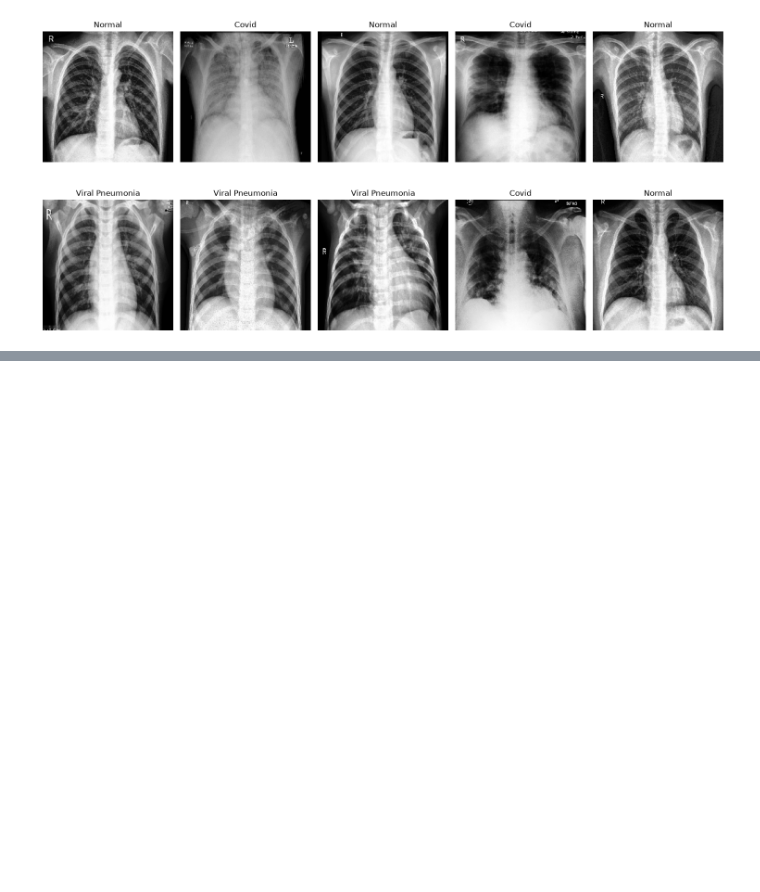
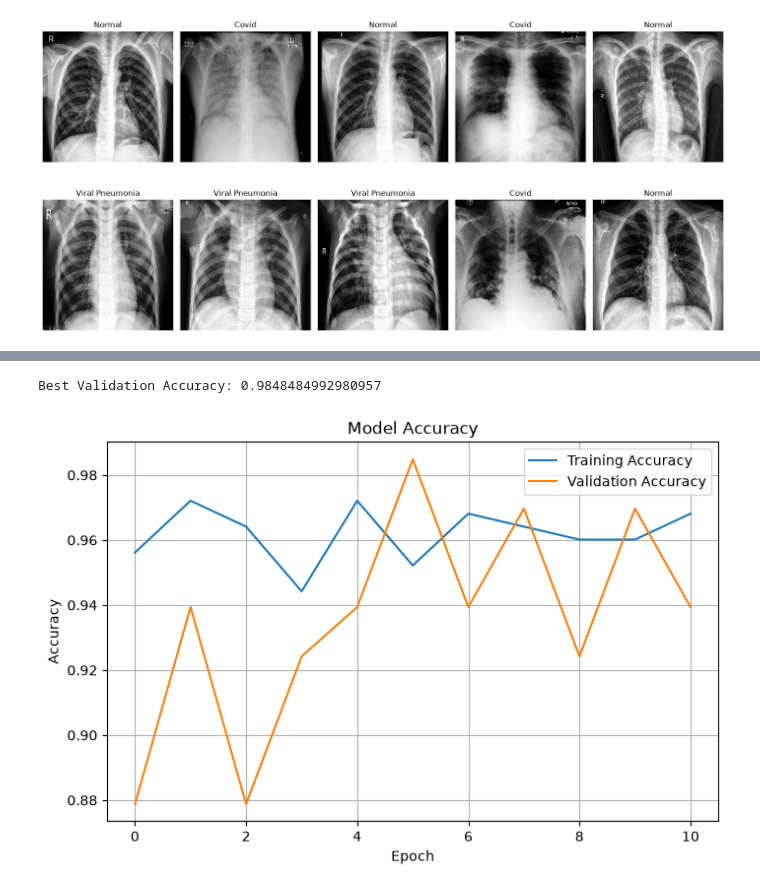
Before and after one commit to mariam-rgp/covid-Xray-finetuning, a Jupyter notebook: notebooks/eda.ipynb, the cells around one changed output, grey strips where cells are left out. Drawn from its saved outputs; the diff is of its cells as text; code cells hidden in the pictures; blank space fills up the shorter version.

Commit message:
Add README and trained model

```diff
--- a/notebooks/eda.ipynb
+++ b/notebooks/eda.ipynb
@@ -180,0 +200,3 @@ plot_images(image[:15], label[:15], train_data.class_indices)
+# %%
+num_classes = len(train_data.class_indices)
+print("Number of classes:", num_classes)
@@ -180,0 +249,22 @@ plot_images(image[:15], label[:15], train_data.class_indices)
+# %%
+model.compile(optimizer=Adam(learning_rate=0.001), loss='sparse_categorical_crossentropy', metrics=['accuracy'])
+# %%
+#Adding callbacks for early stopping and model checkpointing
+checkpoint = ModelCheckpoint(
+    "../models/vgg16_model.keras",
+    monitor="val_accuracy",
+    save_best_only=True,
+    mode="max",
+    verbose=1
+)
+
+early_stopping = EarlyStopping(monitor='val_loss', patience=5, restore_best_weights=True, mode='min')
+# %%
+history = model.fit(
+    train_data,
+    epochs=50,
+    validation_data=test_data,
+    callbacks=[checkpoint, early_stopping],
+    verbose=1,
+    shuffle=True
+)
@@ -180,0 +289,19 @@ plot_images(image[:15], label[:15], train_data.class_indices)
+# %%
+print("Best Validation Accuracy:", max(history.history["val_accuracy"]))
+# %% [output]
+Best Validation Accuracy: 0.9848484992980957
+# %%
+
+plt.figure(figsize=(8,5))
+plt.plot(history.history['accuracy'], label='Training Accuracy')
+plt.plot(history.history['val_accuracy'], label='Validation Accuracy')
+
+plt.title('Model Accuracy')
+plt.xlabel('Epoch')
+plt.ylabel('Accuracy')
+plt.legend()
+plt.grid(True)
+
+plt.show()
+# %% [output]
+[figure, added]
```
Also changed, not shown: parts of 21 cells of this notebook, 2 other files.
